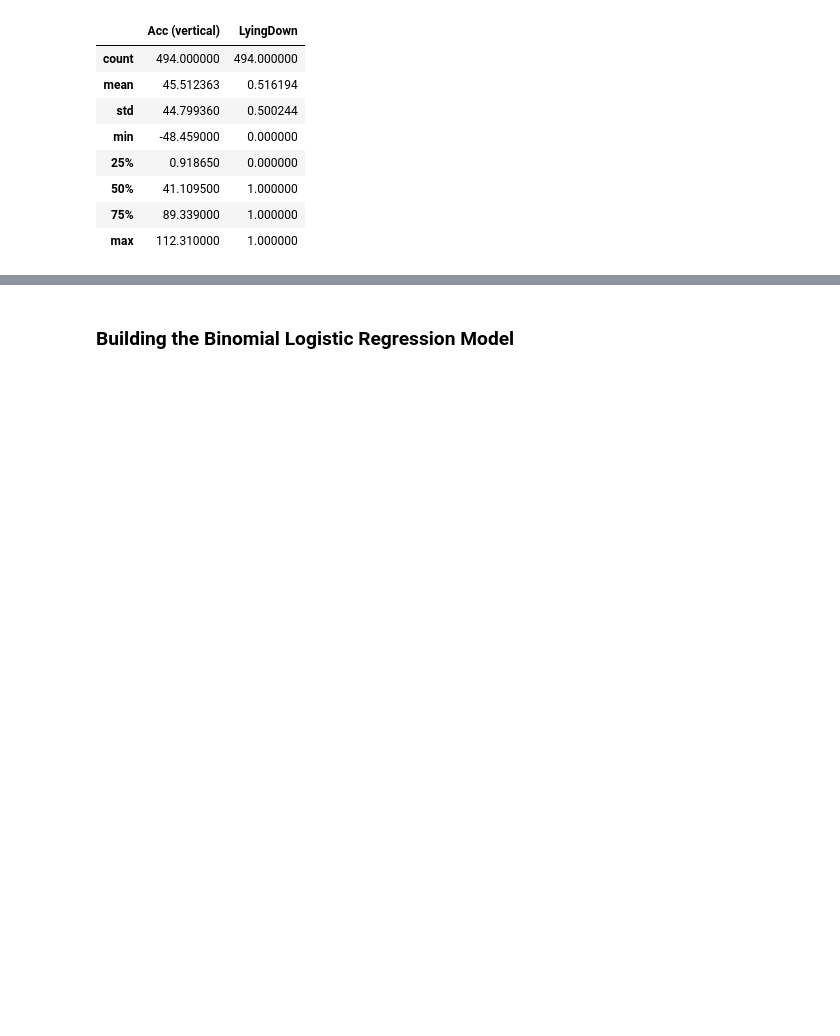
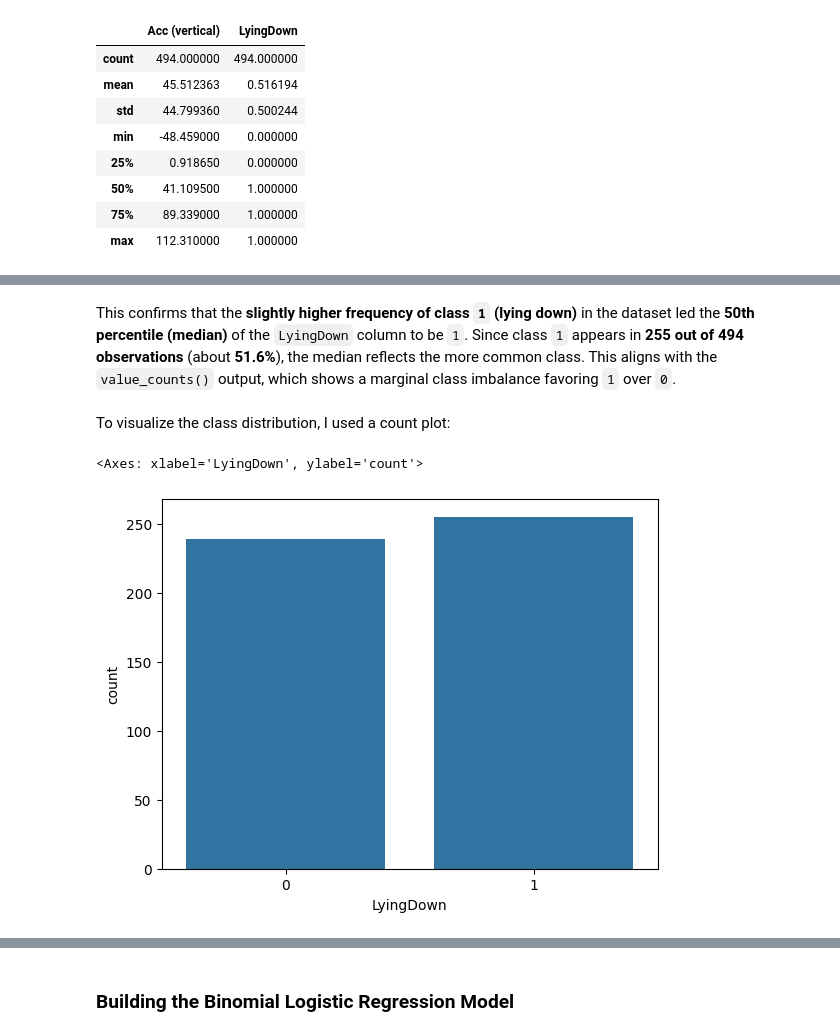
Before and after one commit to Cyberoctane29/Elderly-Motion-Analytics-for-Fall-Prevention, a Jupyter notebook: Elderly_Motion_Analytics_for_Fall_Prevention.ipynb, the cells around one changed output, grey strips where cells are left out. Saved outputs shown, nothing was run; the diff lists cells and outputs as text; code cells hidden in the pictures; blank space fills up the shorter version.

```diff
--- a/Elderly_Motion_Analytics_for_Fall_Prevention.ipynb
+++ b/Elderly_Motion_Analytics_for_Fall_Prevention.ipynb
@@ -122,0 +195,9 @@ activity.describe()
+# %% [markdown]
+This confirms that the **slightly higher frequency of class `1` (lying down)** in the dataset led the **50th percentile (median)** of the `LyingDown` column to be `1`. Since class `1` appears in **255 out of 494 observations** (about **51.6%**), the median reflects the more common class. This aligns with the `value_counts()` output, which shows a marginal class imbalance favoring `1` over `0`.
+# %% [markdown]
+To visualize the class distribution, I used a count plot:
+# %%
+sns.countplot(x='LyingDown', data=activity)
+# %% [output]
+<Axes: xlabel='LyingDown', ylabel='count'>
+[figure, added]
```
Also changed, not shown: parts of 18 cells of this notebook.
